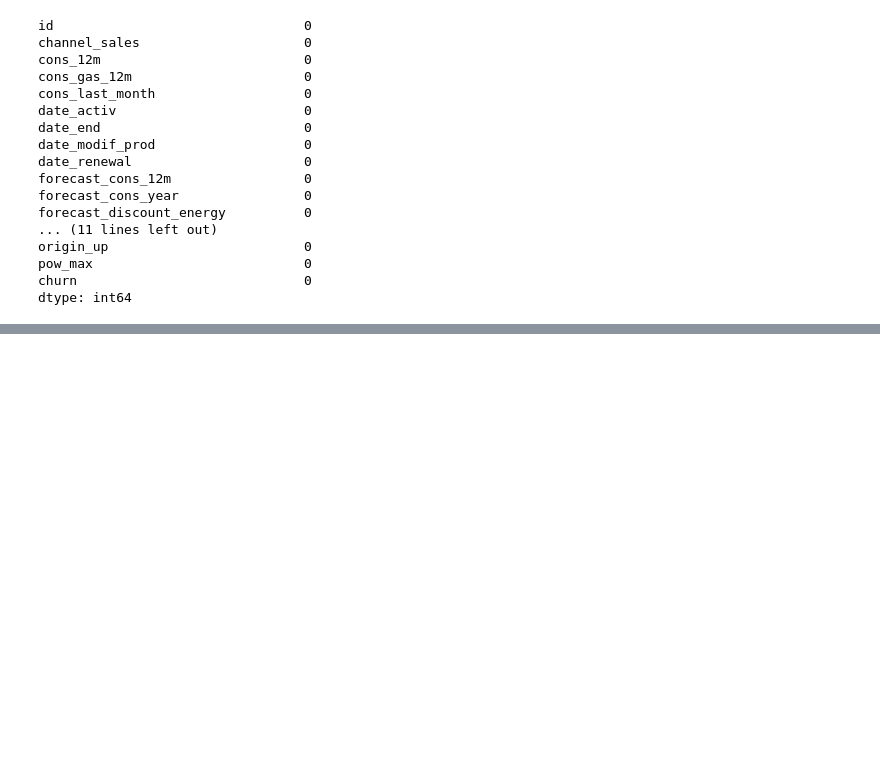
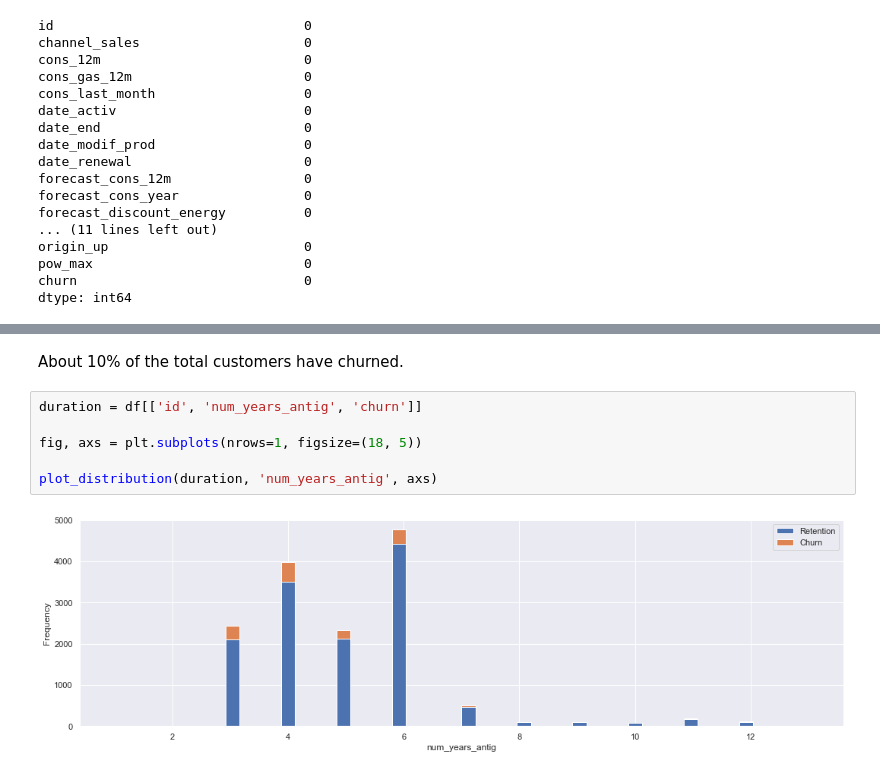
Before and after one commit to DOMINION-JOHN1/customer-churn-prediction, a Jupyter notebook: customer_churn_prediction_model.ipynb, the cells around one changed output, grey strips where cells are left out. Cells and saved outputs as stored; diff of their text form; blank space fills up the shorter version.

```diff
--- a/customer_churn_prediction_model.ipynb
+++ b/customer_churn_prediction_model.ipynb
@@ -89,0 +200,10 @@ dtype: int64
+# %% [markdown]
+About 10% of the total customers have churned.
+# %%
+duration = df[['id', 'num_years_antig', 'churn']]
+
+fig, axs = plt.subplots(nrows=1, figsize=(18, 5))
+
+plot_distribution(duration, 'num_years_antig', axs)
+# %% [output]
+[figure, added]
```
Also changed, not shown: parts of 17 cells of this notebook.
